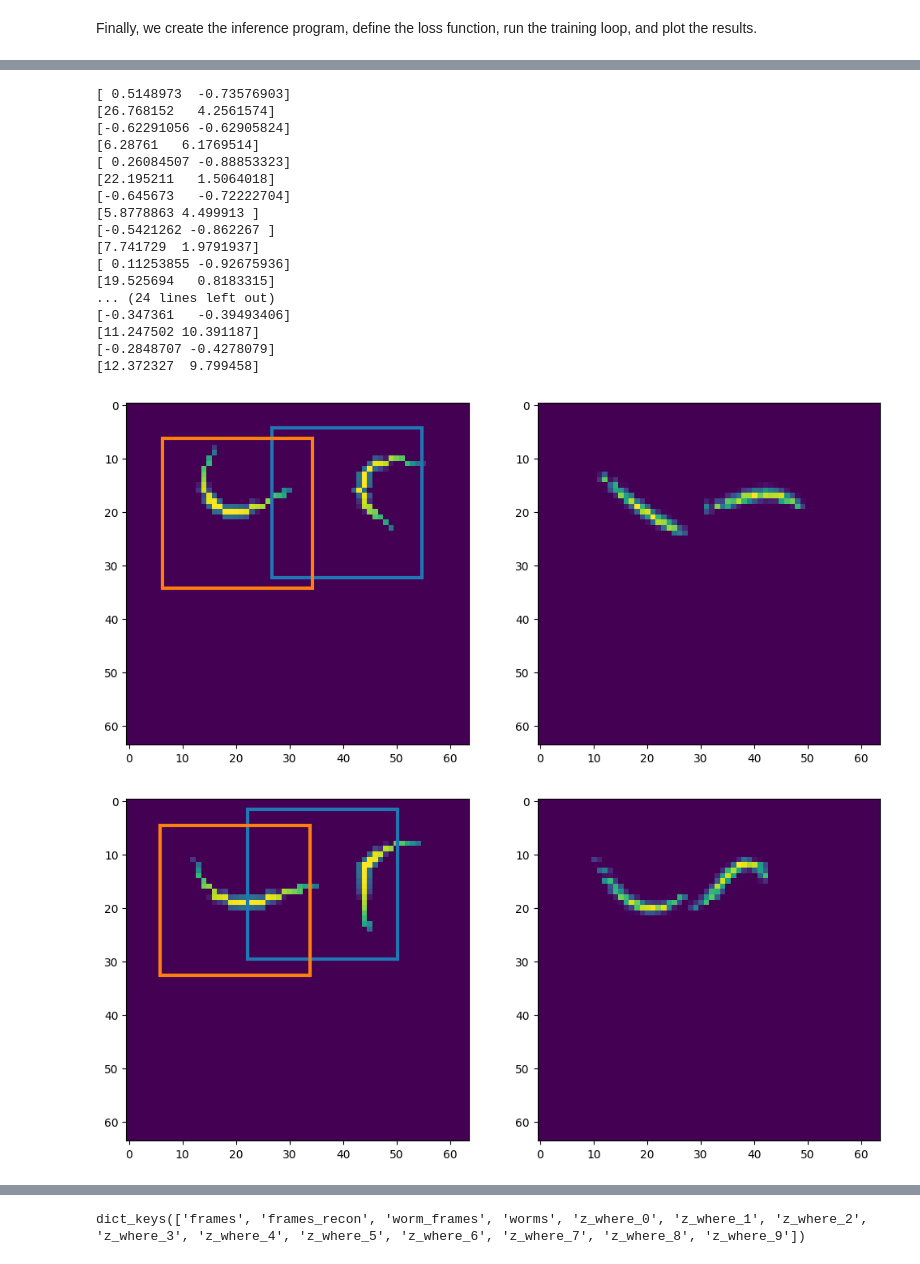
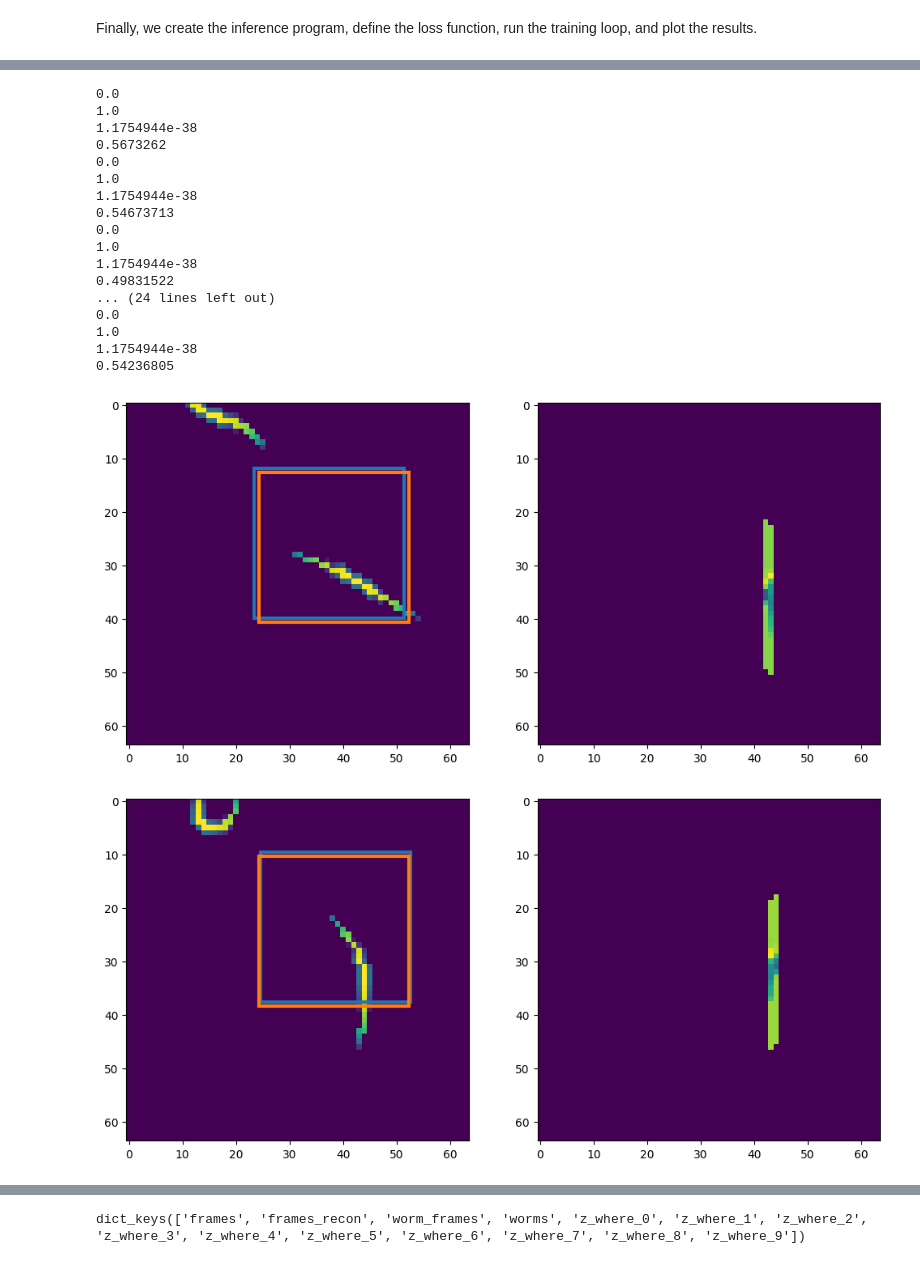
Before and after one commit to deoxyribose/wormsim, a Jupyter notebook: wormsim_encoder_only.ipynb, the cells around one changed output, grey strips where cells are left out. Cells and saved outputs as stored; diff of their text form; code cells hidden in the pictures.

```diff
--- a/wormsim_encoder_only.ipynb
+++ b/wormsim_encoder_only.ipynb
@@ -729,0 +776,4 @@ np.save("worm_learned_params.npy", wormsim_params)
+# %%
+train_ds = load_dataset(is_training=True, batch_size=batch_size, n_data=1)
+# %%
+foo = next(train_ds)
@@ -730,15 +791,13 @@ np.save("worm_learned_params.npy", wormsim_params)
 # %%
-T_test = test_data.shape[-3]
-batch_size_test = test_data.shape[-4]
-program = make_wormsim(
-    wormsim_params, wormsim_net, T_test, num_sweeps, num_particles
-)
+
 out, _, _ = coix.traced_evaluate(program, seed=jax.random.PRNGKey(1))(
-    test_data
+    # test_data
+    foo
 )
 out = out[0]
 # %%
-b = 1
+particle = 0
+b = 2
 prop_cycle = plt.rcParams["axes.prop_cycle"]
 colors = prop_cycle.by_key()["color"]
 fig, axes = plt.subplots(1, 2, figsize=(12, 6))
@@ -746,13 +805,14 @@ def animate(i):
   axes[0].cla()
   axes[0].imshow(test_data[b, i])
   axes[1].cla()
-  axes[1].imshow(out["frames_recon"][0, b, i])
+  axes[1].imshow(out["frames_recon"][particle, b, i])
+  print("(test_data[b, i] > 0.5).sum()", (test_data[b, i] > 0.2).sum())
+  print((out["frames_recon"][particle, b, i] > 0.2).sum())
   for d in range(2):
-    foo = out[f"z_where_{i}"][0, b, d]
+    foo = out[f"z_where_{i}"][particle, b, d]
     # foo = jnp.array([-1, 1])
     # print(foo)
     where = 0.5 * (foo + 1) * (frame_size - 28) - 0.5
-    print(where)
     color = colors[d]
     axes[0].add_patch(
         Rectangle(where, 28, 28, edgecolor=color, lw=3, fill=False)
@@ -785,48 +845,50 @@ plt.show()
 # %%
-b = 1
+b = 0
 prop_cycle = plt.rcParams["axes.prop_cycle"]
 colors = prop_cycle.by_key()["color"]
 def animate(i):
   fig, axes = plt.subplots(1, 2, figsize=(12, 6))
   axes[0].cla()
   axes[0].imshow(test_data[b, i])
   axes[1].cla()
   axes[1].imshow(out["frames_recon"][0, b, i])
+  print(test_data[b, i].min())
+  print(test_data[b, i].max())
+  print(out["frames_recon"][0, b, i].min())
+  print(out["frames_recon"][0, b, i].max())
   for d in range(2):
     foo = out[f"z_where_{i}"][0, b, d]
     # foo = jnp.array([-1, 1])
-    print(foo)
     where = 0.5 * (foo + 1) * (frame_size - 28) - 0.5
-    print(where)
     color = colors[d]
     axes[0].add_patch(
         Rectangle(where, 28, 28, edgecolor=color, lw=3, fill=False)
     )
 for i in range(10):
   animate(i)
 plt.rc("animation", html="jshtml")
 plt.tight_layout()
 # ani = animation.FuncAnimation(fig, animate, frames=range(10), interval=300)
 # writer = animation.PillowWriter(fps=15)
 # ani.save("wormsim.gif", writer=writer)
 # plt.show()
 # %% [output]
-[ 0.5148973  -0.73576903]
-[26.768152   4.2561574]
-[-0.62291056 -0.62905824]
-[6.28761   6.1769514]
-[ 0.26084507 -0.88853323]
-[22.195211   1.5064018]
-[-0.645673   -0.72222704]
-[5.8778863 4.499913 ]
-[-0.5421262 -0.862267 ]
-[7.741729  1.9791937]
-[ 0.11253855 -0.92675936]
-[19.525694   0.8183315]
+0.0
+1.0
+1.1754944e-38
+0.5673262
+0.0
+1.0
+1.1754944e-38
+0.54673713
+0.0
+1.0
+1.1754944e-38
+0.49831522
 ... (24 lines left out)
-[-0.347361   -0.39493406]
-[11.247502 10.391187]
-[-0.2848707 -0.4278079]
-[12.372327  9.799458]
+0.0
+1.0
+1.1754944e-38
+0.54236805
-[figure, old version]
+[figure, new version]
-[figure, old version]
+[figure, new version]
```
Also changed, not shown: parts of 20 cells of this notebook, 7 other files.
